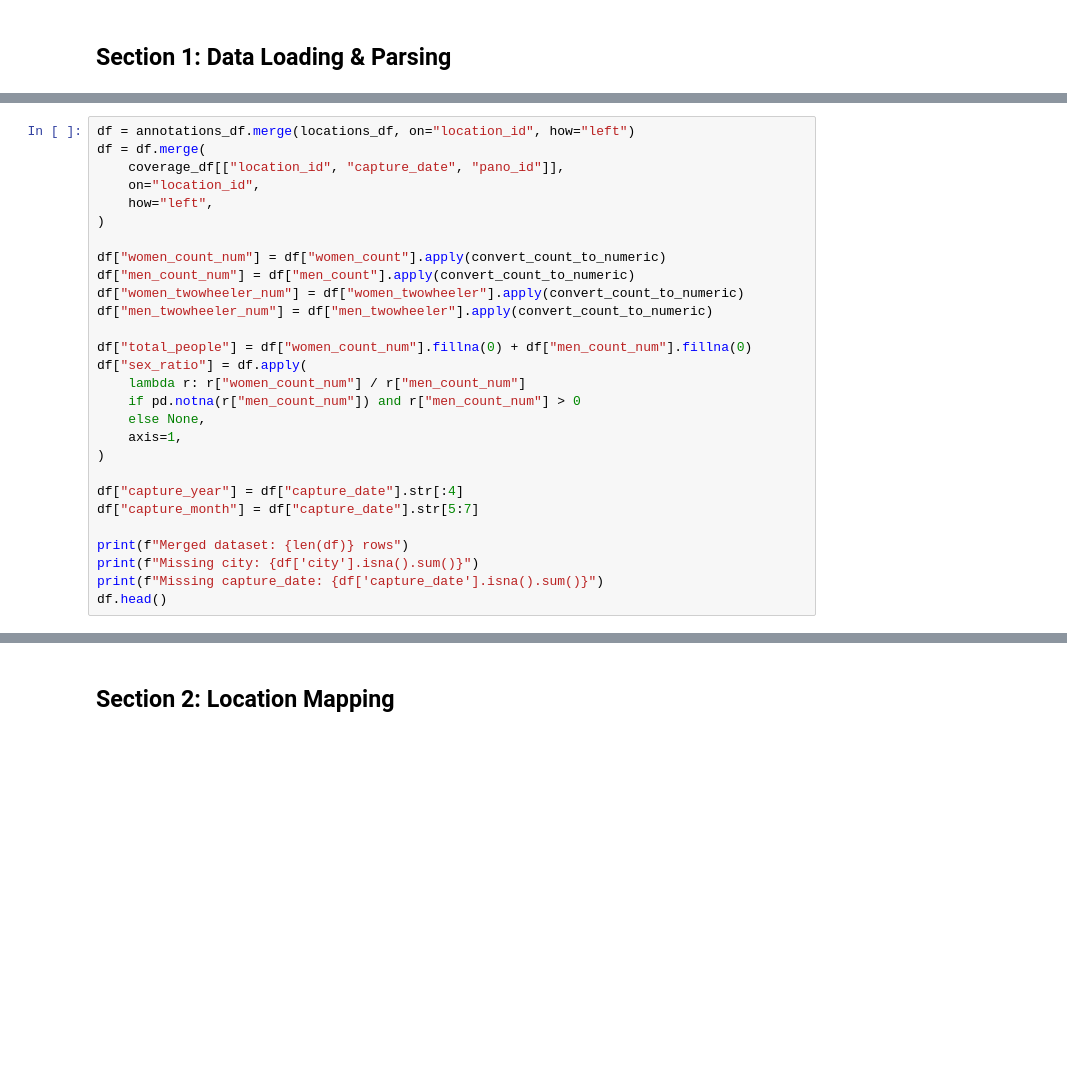
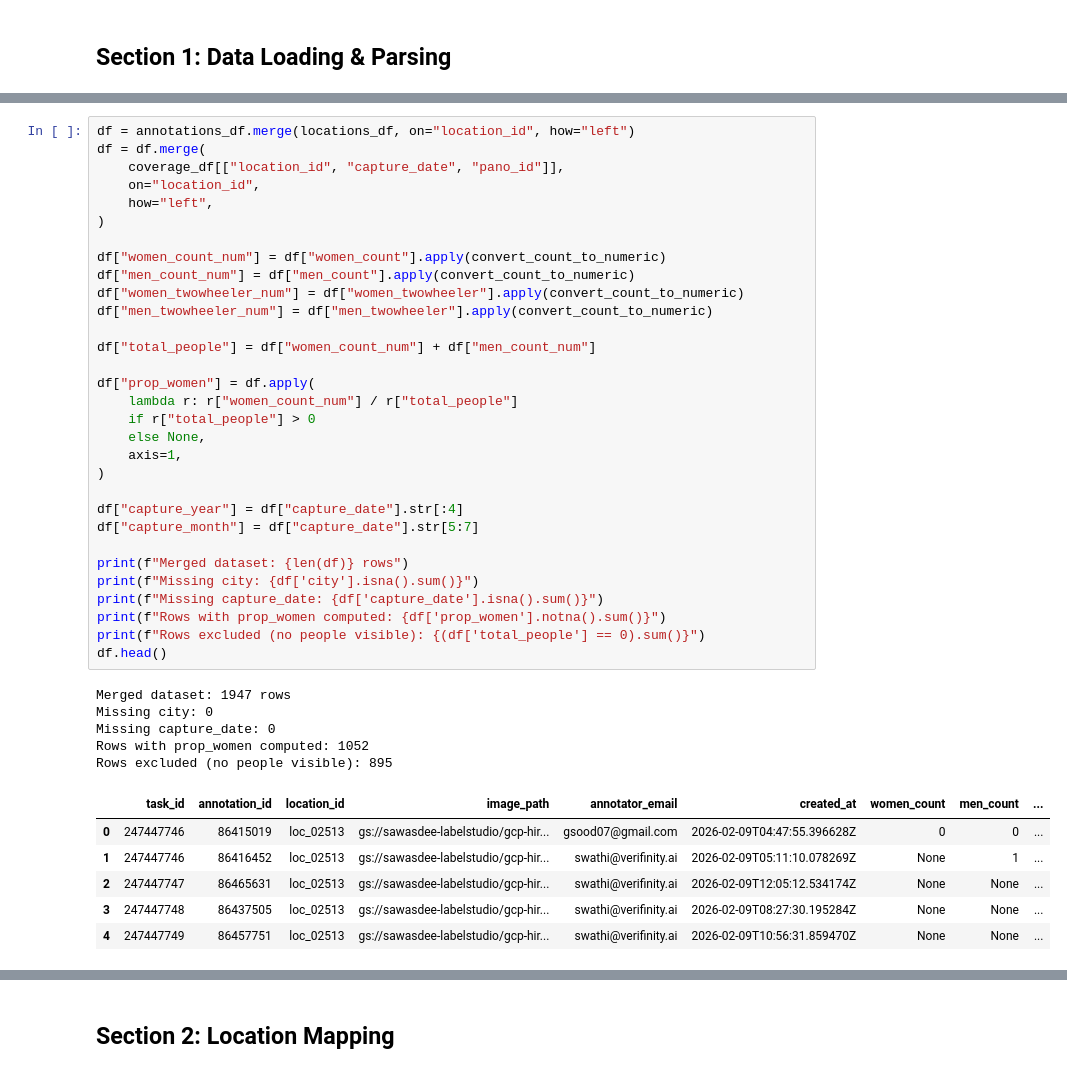
Before and after one commit to geosensing/missing_women_gsview, a Jupyter notebook: notebooks/analysis.ipynb, the cells around one changed output, grey strips where cells are left out. Saved outputs shown, nothing was run; the diff lists cells and outputs as text; blank space fills up the shorter version.

```diff
--- a/notebooks/analysis.ipynb
+++ b/notebooks/analysis.ipynb
@@ -120,31 +148,46 @@ coverage_df.head()
 # %%
 df = annotations_df.merge(locations_df, on="location_id", how="left")
 df = df.merge(
     coverage_df[["location_id", "capture_date", "pano_id"]],
     on="location_id",
     how="left",
 )
 
 df["women_count_num"] = df["women_count"].apply(convert_count_to_numeric)
 df["men_count_num"] = df["men_count"].apply(convert_count_to_numeric)
 df["women_twowheeler_num"] = df["women_twowheeler"].apply(convert_count_to_numeric)
 df["men_twowheeler_num"] = df["men_twowheeler"].apply(convert_count_to_numeric)
 
-df["total_people"] = df["women_count_num"].fillna(0) + df["men_count_num"].fillna(0)
-df["sex_ratio"] = df.apply(
-    lambda r: r["women_count_num"] / r["men_count_num"]
-    if pd.notna(r["men_count_num"]) and r["men_count_num"] > 0
+df["total_people"] = df["women_count_num"] + df["men_count_num"]
+
+df["prop_women"] = df.apply(
+    lambda r: r["women_count_num"] / r["total_people"]
+    if r["total_people"] > 0
     else None,
     axis=1,
 )
 
 df["capture_year"] = df["capture_date"].str[:4]
 df["capture_month"] = df["capture_date"].str[5:7]
 
 print(f"Merged dataset: {len(df)} rows")
 print(f"Missing city: {df['city'].isna().sum()}")
 print(f"Missing capture_date: {df['capture_date'].isna().sum()}")
+print(f"Rows with prop_women computed: {df['prop_women'].notna().sum()}")
+print(f"Rows excluded (no people visible): {(df['total_people'] == 0).sum()}")
 df.head()
+# %% [output]
+Merged dataset: 1947 rows
+Missing city: 0
+Missing capture_date: 0
+Rows with prop_women computed: 1052
+Rows excluded (no people visible): 895
+|  | task_id | annotation_id | location_id | image_path | annotator_email | created_at | women_count | men_count | ... |
+| 0 | 247447746 | 86415019 | loc_02513 | gs://sawasdee-labelstudio/gcp-hir... | gsood07@gmail.com | 2026-02-09T04:47:55.396628Z | 0 | 0 | ... |
+| 1 | 247447746 | 86416452 | loc_02513 | gs://sawasdee-labelstudio/gcp-hir... | swathi@verifinity.ai | 2026-02-09T05:11:10.078269Z | None | 1 | ... |
+| 2 | 247447747 | 86465631 | loc_02513 | gs://sawasdee-labelstudio/gcp-hir... | swathi@verifinity.ai | 2026-02-09T12:05:12.534174Z | None | None | ... |
+| 3 | 247447748 | 86437505 | loc_02513 | gs://sawasdee-labelstudio/gcp-hir... | swathi@verifinity.ai | 2026-02-09T08:27:30.195284Z | None | None | ... |
+| 4 | 247447749 | 86457751 | loc_02513 | gs://sawasdee-labelstudio/gcp-hir... | swathi@verifinity.ai | 2026-02-09T10:56:31.859470Z | None | None | ... |
 # %%
 df.to_csv(OUTPUT_DIR / "combined_annotations.csv", index=False)
 print(f"Saved combined dataset to {OUTPUT_DIR / 'combined_annotations.csv'}")
```
Also changed, not shown: parts of 25 cells of this notebook, 11 other files.
